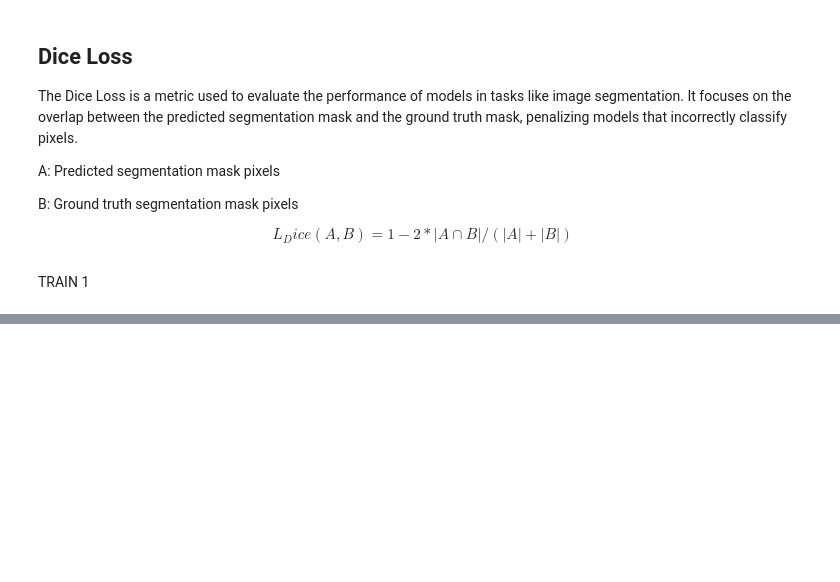
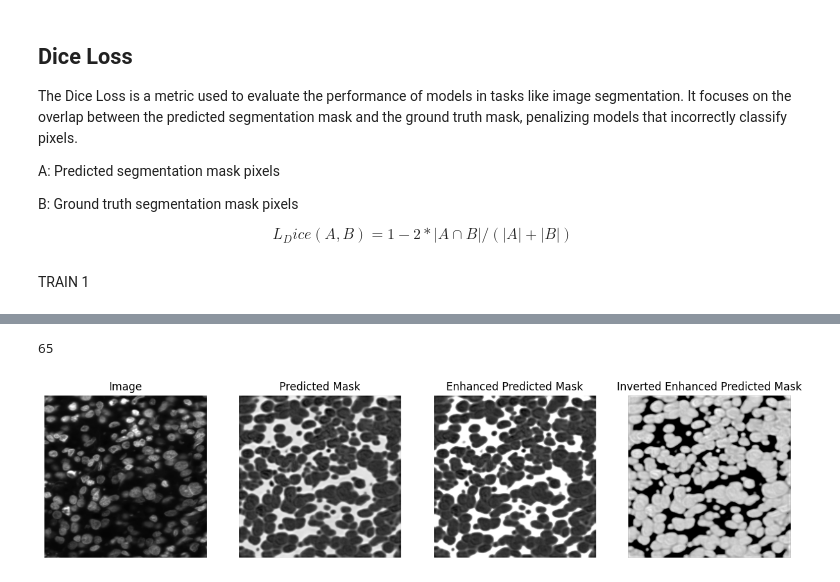
Before and after one commit to SydanJainen/Cell-image-segmentation, a Jupyter notebook: image_Segmantation.ipynb, the cells around one changed output, grey strips where cells are left out. Cells and saved outputs as stored; diff of their text form; code cells hidden in the pictures; blank space fills up the shorter version.

```diff
--- a/image_Segmantation.ipynb
+++ b/image_Segmantation.ipynb
@@ -1005,0 +1006,78 @@ plt.show()
+# %%
+#TEST
+DB_PATH_TEST = os.path.join(DB_PATH, "test/")
+
+set_image = np.zeros((len(DB_PATH_TEST), 128, 128, 3), dtype = np.uint8)
+
+img_height = 256
+img_width = 256
+img_channel = 3
+
+def preprocess(id_, path = DB_PATH_TEST, img_height = 256, img_width = 256, img_channel = 3):
+
+    # initialize two empty array to store
+    # size is (# of training instance, img_size, img_size, img_channel)
+    set_image = np.zeros((len(id_), img_height, img_width, img_channel), dtype = np.uint8)
+
+    # iterate through all the training img, save each training instance into X_train
+    # using tqdm is good for us to visualize the process
+    for n, id_ in tqdm.tqdm(enumerate(id_), total = len(id_)):
+        cur_path = path + id_
+        # read in img as array
+        img = imread(cur_path + '/images/' + id_ + '.png')[:,:,:img_channel]
+        # resize data to increase the speed of training
+        img = resize(img, (img_height, img_width), mode='constant', preserve_range=True)
+        # save current img into X_train
+        set_image[n] = img
+        # for each img, we have several masks
+        # we need to iterate through each one
+
+    return set_image
+
+X_Test = preprocess(os.listdir(DB_PATH_TEST))
+len(X_Test)
+# %% [output]
+65
+# %%
+def predict(model, image):
+    model.eval()
+    image = image.to(device)
+    out = model(image.float())
+    out = (out - out.min()) / (out.max() - out.min())
+    return out
+
+
+index = random.randint(0, len(X_Test) - 1)
+image = X_Test[index]
+image = TF.to_tensor(image)
+image = image.unsqueeze(0)
+predicted_mask = predict(model, image)
+enhanced_predicted_mask = enhance_brightness(predicted_mask)
+inverted_predicted_mask = invert_colors(enhanced_predicted_mask)
+
+
+plt.figure(figsize=(15, 10))
+plt.subplot(1, 4, 1)
+plt.imshow(image.squeeze().permute(1, 2, 0).cpu().detach().numpy())
+plt.title("Image")
+plt.axis("off")
+
+
+plt.subplot(1, 4, 2)
+plt.imshow(predicted_mask.squeeze().cpu().detach().numpy(), cmap="gray")
+plt.title("Predicted Mask")
+plt.axis("off")
+
+plt.subplot(1, 4, 3)
+plt.imshow(enhanced_predicted_mask.squeeze().cpu().detach().numpy(), cmap="gray")
+plt.title("Enhanced Predicted Mask")
+plt.axis("off")
+
+plt.subplot(1, 4, 4)
+plt.imshow(inverted_predicted_mask.squeeze().cpu().detach().numpy(), cmap="gray")
+plt.title("Inverted Enhanced Predicted Mask")
+plt.axis("off")
+
+plt.show()
+# %% [output]
+[figure, added]
```
Also changed, not shown: parts of 4 cells of this notebook.
